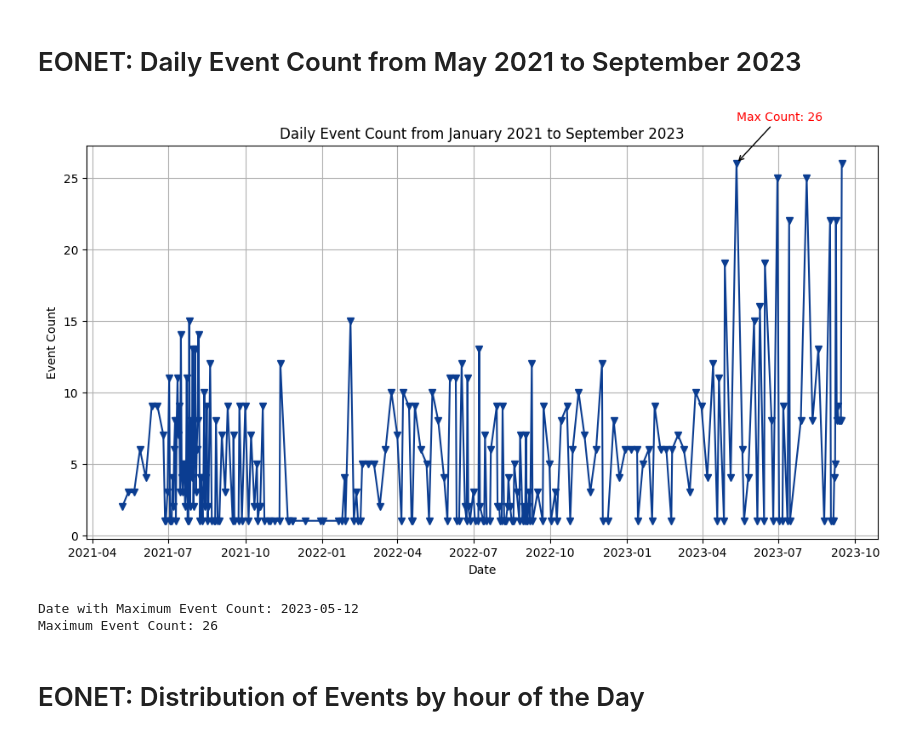
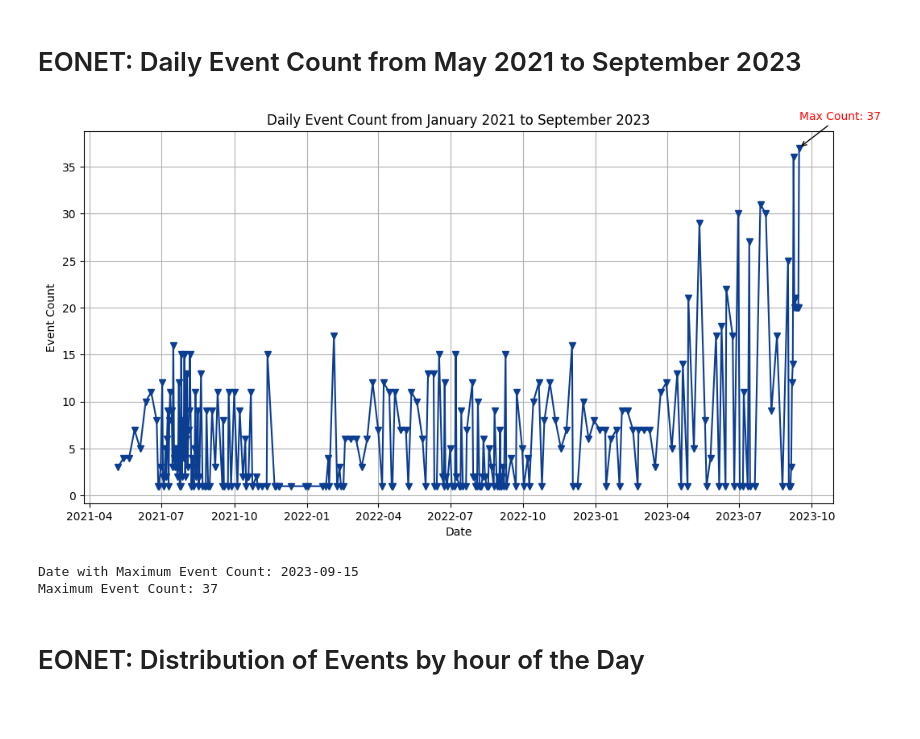
Before and after one commit to indrajos/SGT2, a Jupyter notebook: Nasa_data_COMBINED.ipynb, the cells around one changed output. Drawn from its saved outputs; the diff is of its cells as text; code cells hidden in the pictures; blank space fills up the shorter version.

```diff
--- a/Nasa_data_COMBINED.ipynb
+++ b/Nasa_data_COMBINED.ipynb
@@ -199,5 +180,6 @@ eonet.head()
 # %%
 # this cell need to be deleted at the end
 # %%
-eonet = pd.read_csv("C:\\Ieva\\Python_Bootcamp\\Final_project_test_data\\eonet_data_Final.csv")
-eonet
+#eonet = pd.read_csv("C:\\Ieva\\Python_Bootcamp\\Final_project_test_data\\eonet_data_Final.csv")
+eonet = pd.read_csv("eonet_data.csv")
+eonet.head()
@@ -464,6 +510,7 @@ cluster.shutdown()
 # EONET: Descriptive statistics and linear regression models
 # %%
 # Descriptive statistics for Magnitude values (the only one numeric column in dataset)
+df = eonet
 numeric_columns = ['Magnitude Value']
 df[numeric_columns].describe()
 # %% [output]
@@ -522,29 +566,0 @@ Notes:
-# %%
-# Drop rows with missing values for 'geometry.magnitudeValue'
-df.dropna(subset=['Magnitude Value'], inplace=True)
-
-# Define the independent variable (X) and dependent variable (y)
-X = df[['Longitude']]
-y = df['Magnitude Value']
-
-# Split the data into training and testing sets (80% train, 20% test) and create a Linear Regression model
-X_train, X_test, y_train, y_test = train_test_split(X, y, test_size=0.2, random_state=42)
-
-model = LinearRegression()
-
-# Fit the model to the training data and make predictions on the test data
-model.fit(X_train, y_train)
-y_pred = model.predict(X_test)
-
-# Calculate the model's performance metrics
-mse = mean_squared_error(y_test, y_pred)
-r2 = r2_score(y_test, y_pred)
-
-print("Coefficients:", model.coef_)
-print("Intercept:", model.intercept_)
-print("Mean Squared Error (MSE):", mse)
-print("R-squared (R2):", r2)
-
-
-# Result - 'Longitude' doesn't explain the variance in Magnitude Value.
-# This linear regression model's predictions are not accurate and can't be used for analysis purposes
@@ -826,36 +928,37 @@ Maximum event count: 166
 # Filter data for the date range from January 2021 to September 2023
 start_date_str = '2021-05-01'
 end_date_str = '2023-09-30'
+df['Date'] = pd.to_datetime(df['Date'])
 
 # Convert start_date_str and end_date_str to datetime objects
 start_date = datetime.strptime(start_date_str, '%Y-%m-%d')
 end_date = datetime.strptime(end_date_str, '%Y-%m-%d')
 
 # Filter data for the date range from January 2021 to September 2023
 filtered_df = df[(df['Date'] >= start_date) & (df['Date'] <= end_date)]
 
 # Group data by date and count the number of events for each date
 event_counts = filtered_df.groupby(filtered_df['Date'].dt.date)['id'].count()
 
 plt.figure(figsize=(12, 6))
 event_counts.plot(marker='v', linestyle='-', color='#0B3D91')
 plt.xlabel('Date')
 plt.ylabel('Event Count')
 plt.title('Daily Event Count from January 2021 to September 2023')
 plt.grid(True)
 
 # Find the date with the maximum event count
 max_count_date = event_counts.idxmax()
 max_event_count = event_counts.max()
 
 plt.annotate(f'Max Count: {max_event_count}', xy=(max_count_date, max_event_count), color='red', xytext=(max_count_date, max_event_count + 3), arrowprops=dict(arrowstyle='->'))
 plt.show()
 
 print(f"Date with Maximum Event Count: {max_count_date}")
 print(f"Maximum Event Count: {max_event_count}")
 # %% [output]
-[figure, old version]
+[figure, new version]
-Date with Maximum Event Count: 2023-05-12
-Maximum Event Count: 26
+Date with Maximum Event Count: 2023-09-15
+Maximum Event Count: 37
 # %% [markdown]
 # EONET: Distribution of Events by hour of the Day
```
Also changed, not shown: parts of 68 cells of this notebook.
